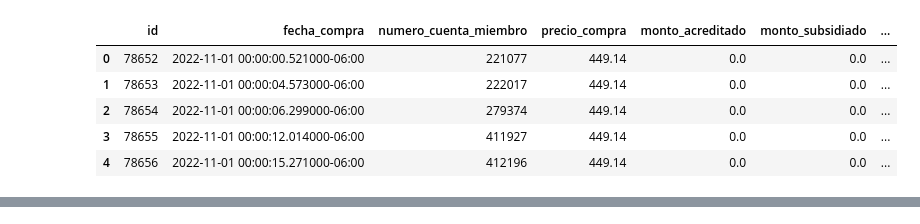
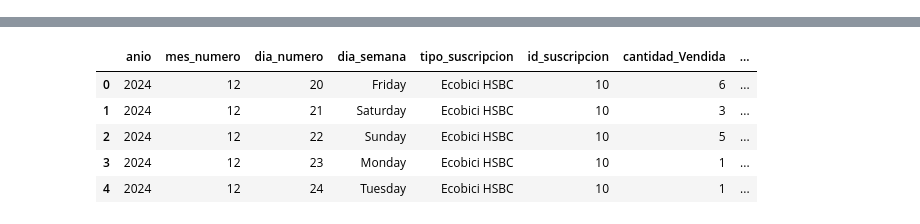
Before and after one commit to victorbriones-hub/exploratory_data_analysis, a Jupyter notebook: main/projects/forecasting_sales/notebooks/data_cleaner.ipynb, the cells around one changed output, grey strips where cells are left out. Cells and saved outputs as stored; diff of their text form; code cells hidden in the pictures.

```diff
--- a/main/projects/forecasting_sales/notebooks/data_cleaner.ipynb
+++ b/main/projects/forecasting_sales/notebooks/data_cleaner.ipynb
@@ -112,32 +17,14 @@ df_sql_BikeSubscriptionFact.head()
-# %%
-# renombrar todas las columnas a español
-df_sql_BikeSubscriptionFact.rename(columns={
-    'id': 'id',
-    'purchase': 'fecha_compra',
-    'member_accountNumber': 'numero_cuenta_miembro',
-    'purchasePrice': 'precio_compra',
-    'creditedAmount': 'monto_acreditado',
-    'subsidizeAmount': 'monto_subsidiado',
-    'totalPaid': 'total_pagado',
-    'status_id': 'id_estado',
-    'subscriptionType_id': 'id_tipo_suscripcion',
-    'paymentTerms_id': 'id_terminos_pago',
-    'purchaseStation_id': 'id_estacion_compra',
-    'day': 'dia',
-    'month': 'mes',
-    'year': 'año',
-    'hour': 'hora',
-    'hour_minute_second': 'hora_minuto_segundo',
-    'week_of_year': 'semana_año',
-    'month_of_year': 'mes_año',
-    'week_of_month': 'semana_mes',
-    'quarter_of_year': 'trimestre_año'
-}, inplace=True)
-df_sql_BikeSubscriptionFact.head()
-# %% [output]
-|  | id | fecha_compra | numero_cuenta_miembro | precio_compra | monto_acreditado | monto_subsidiado | ... |
-| 0 | 78652 | 2022-11-01 00:00:00.521000-06:00 | 221077 | 449.14 | 0.0 | 0.0 | ... |
-| 1 | 78653 | 2022-11-01 00:00:04.573000-06:00 | 222017 | 449.14 | 0.0 | 0.0 | ... |
-| 2 | 78654 | 2022-11-01 00:00:06.299000-06:00 | 279374 | 449.14 | 0.0 | 0.0 | ... |
-| 3 | 78655 | 2022-11-01 00:00:12.014000-06:00 | 411927 | 449.14 | 0.0 | 0.0 | ... |
-| 4 | 78656 | 2022-11-01 00:00:15.271000-06:00 | 412196 | 449.14 | 0.0 | 0.0 | ... |
+# %%
+# 1. Cargar el dataset
+# Asegúrate de que el archivo esté en la misma carpeta o coloca la ruta completa
+nombre_archivo = '../data/data_forecast_2025/ingresos_membresia_ecobici_hsbc.csv'  # <--- CAMBIA ESTO POR TU ARCHIVO REAL
+df_main = pd.read_csv(nombre_archivo)
+
+# 2. Conversión de fechas
+df_main['fecha'] = pd.to_datetime(df_main['fecha'])
+
+# 3. Verificación rápida
+print(f"Rango de fechas: {df_main['fecha'].min()} a {df_main['fecha'].max()}")
+print(f"Tipos de suscripción encontrados: {df_main['tipo_suscripcion'].unique()}")
+display(df_main.head())
+# %% [output]
@@ -143,0 +33,6 @@ df_sql_BikeSubscriptionFact.head()
+|  | anio | mes_numero | dia_numero | dia_semana | tipo_suscripcion | id_suscripcion | cantidad_Vendida | ... |
+| 0 | 2024 | 12 | 20 | Friday | Ecobici HSBC | 10 | 6 | ... |
+| 1 | 2024 | 12 | 21 | Saturday | Ecobici HSBC | 10 | 3 | ... |
+| 2 | 2024 | 12 | 22 | Sunday | Ecobici HSBC | 10 | 5 | ... |
+| 3 | 2024 | 12 | 23 | Monday | Ecobici HSBC | 10 | 1 | ... |
+| 4 | 2024 | 12 | 24 | Tuesday | Ecobici HSBC | 10 | 1 | ... |
```
Also changed, not shown: parts of 21 cells of this notebook, 16 other files.
